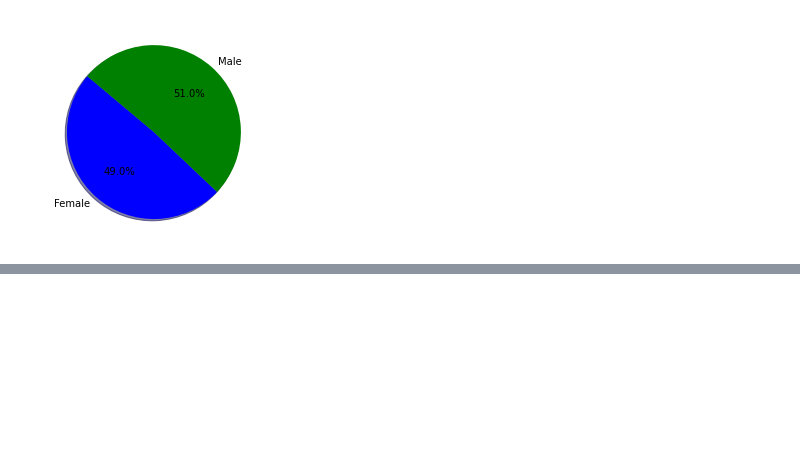
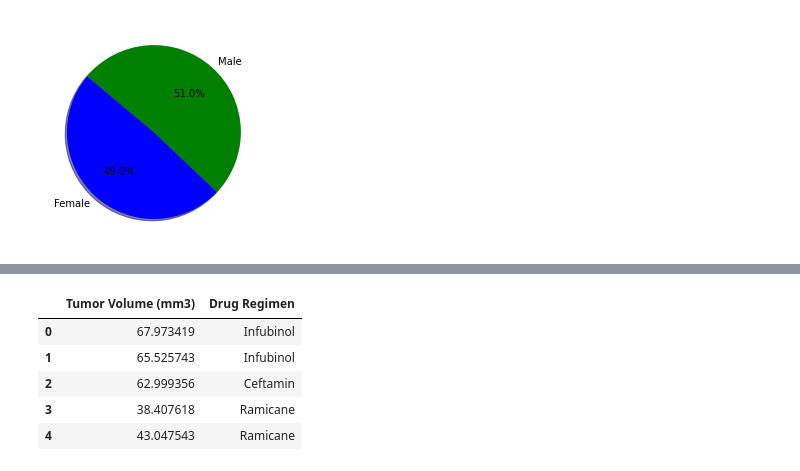
Before and after one commit to mel-c-lowe/MatPlotLib_Homework_05, a Jupyter notebook: Pymaceuticals.ipynb, the cells around one changed output, grey strips where cells are left out. Saved outputs shown, nothing was run; the diff lists cells and outputs as text; code cells hidden in the pictures; blank space fills up the shorter version.

```diff
--- a/Pymaceuticals.ipynb
+++ b/Pymaceuticals.ipynb
@@ -451,0 +471,14 @@ cef_ubound = cef_upperq + (1.5 * cef_iqr)
+# %%
+# Don't need this
+
+
+# Reduce clean_top_drugs to only tumor value
+reduced_top_drugs = clean_top_drugs[["Tumor Volume (mm3)", "Drug Regimen"]]
+reduced_top_drugs.head()
+# %% [output]
+|  | Tumor Volume (mm3) | Drug Regimen |
+| 0 | 67.973419 | Infubinol |
+| 1 | 65.525743 | Infubinol |
+| 2 | 62.999356 | Ceftamin |
+| 3 | 38.407618 | Ramicane |
+| 4 | 43.047543 | Ramicane |
```
Also changed, not shown: parts of 15 cells of this notebook.
